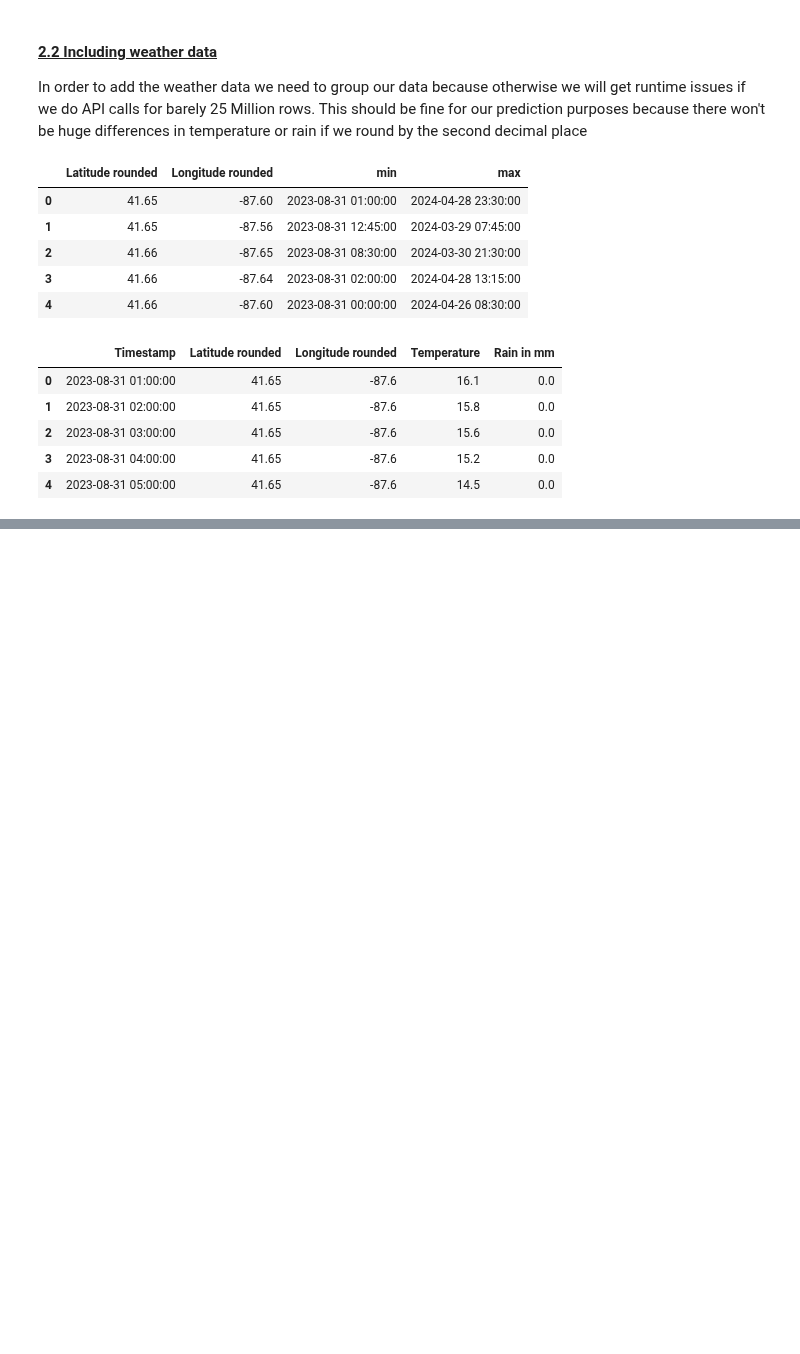
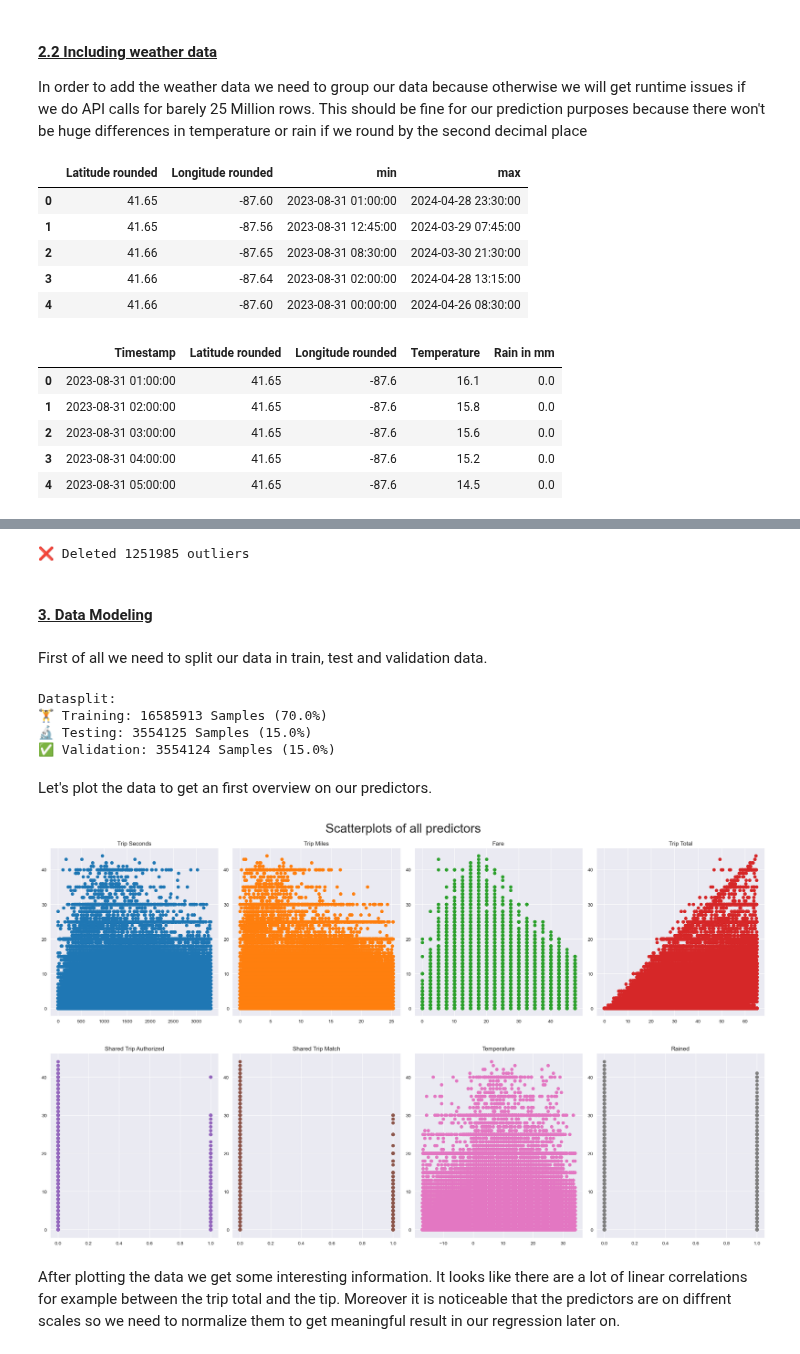
Before and after one commit to mrennefo/DSML-Project, a Jupyter notebook: DSML-Project.ipynb, the cells around one changed output, grey strips where cells are left out. Saved outputs shown, nothing was run; the diff lists cells and outputs as text; code cells hidden in the pictures; blank space fills up the shorter version.

```diff
--- a/DSML-Project.ipynb
+++ b/DSML-Project.ipynb
@@ -162,0 +176,3 @@ data_merged.head()
+# %%
+#We see that the column 'Rain in mm' is from datatype object but we need a numeric datatype to perform the dummy creation on this column. That's why wee need to transform this column to the right datatype
+data_merged['Rain in mm'] = pd.to_numeric(data_merged['Rain in mm'], errors='coerce')
@@ -162,0 +199,7 @@ data_merged.head()
+# %%
+#Now we need to cast the 'Rained' column to int datatype because it is from type object yet
+data_merged["Rained"] = data_merged["Rained"].astype(int)
+# %%
+data_merged = data_merged.drop(columns = ["Rain in mm"])
+print("📋First 5 Rows:")
+data_merged.head()
@@ -162,0 +217,65 @@ data_merged.head()
+# %%
+#We don't need to deal with outliers on the columns with dummy variables because there can't be outliers if we just have the values 0 or 1
+data_merged_without_tip = data_merged.drop(columns = ["Tip", "Shared Trip Authorized", "Shared Trip Match", "Rained"])
+for columns in data_merged_without_tip.columns:
+    #Calculate mean and standard deviation of the current column
+    mean = data_merged_without_tip[columns].mean()
+    std = data_merged_without_tip[columns].std()
+
+    #Calculate upper and lower limit
+    upperlimit = mean + 3 * std
+    lowerlimit = mean - 3 * std
+
+    #Replace all outliers with null values so we can remove them later
+    data_merged.loc[(data_merged[columns] > upperlimit) | (data_merged[columns] < lowerlimit), columns] = np.nan
+
+#Remove all null values (delete all outliers)
+data_without_outliers = data_merged.dropna(axis = 0)
+print(f"❌ Deleted {len(data_merged) - len(data_without_outliers)} outliers")
+# %% [output]
+❌ Deleted 1251985 outliers
+# %% [markdown]
+<h4 style="text-decoration: underline;">3. Data Modeling</h4>
+# %% [markdown]
+First of all we need to split our data in train, test and validation data.
+# %%
+#Define x and y vectors
+x = data_without_outliers.drop(columns = ["Tip"])
+y = data_without_outliers["Tip"]
+
+#Perform train test validation split
+x_train_data, x_test_data, y_train_data, y_test_data = train_test_split(x, y, test_size = 0.3, random_state = 42)
+x_val_data, x_test_data, y_val_data, y_test_data = train_test_split(x_test_data, y_test_data, test_size = 0.5, random_state = 42)
+print("Datasplit:")
+print(f"🏋️ Training: {len(x_train_data)} Samples ({len(x_train_data)/len(data_without_outliers)*100:.1f}%)")
+print(f"🔬 Testing: {len(x_test_data)} Samples ({len(x_test_data)/len(data_without_outliers)*100:.1f}%)")
+print(f"✅ Validation: {len(x_val_data)} Samples ({len(x_val_data)/len(data_without_outliers)*100:.1f}%)")
+# %% [output]
+Datasplit:
+🏋️ Training: 16585913 Samples (70.0%)
+🔬 Testing: 3554125 Samples (15.0%)
+✅ Validation: 3554124 Samples (15.0%)
+# %% [markdown]
+Let's plot the data to get an first overview on our predictors.
+# %%
+#Create Scatterplots for the first 4 predictors
+fig_1, axes_1 = plt.subplots(nrows = 1, ncols = 4, figsize= (21,6))
+fig_1.suptitle("Scatterplots of all predictors", fontsize=26)
+for i, ax in enumerate(axes_1):
+    ax.scatter(x = x_train_data.iloc[:, i], y = y_train_data, color = f'C{i}')
+    ax.set_title(x_train_data.columns[i])
+plt.tight_layout()
+plt.show()
+
+#Create Scatterplots for predictor 5-8
+fig_2, axes_2 = plt.subplots(nrows = 1, ncols = 4, figsize= (21,6))
+for i, ax in enumerate(axes_2):
+    ax.scatter(x = x_train_data.iloc[:, i + 4], y = y_train_data, color = f'C{i + 4}')
+    ax.set_title(x_train_data.columns[i + 4])
+plt.tight_layout()
+plt.show()
+# %% [output]
+[figure, added]
+[figure, added]
+# %% [markdown]
+After plotting the data we get some interesting information. It looks like there are a lot of linear correlations for example between the trip total and the tip. Moreover it is noticeable that the predictors are on diffrent scales so we need to normalize them to get meaningful result in our regression later on.
```
Also changed, not shown: parts of 8 cells of this notebook.
